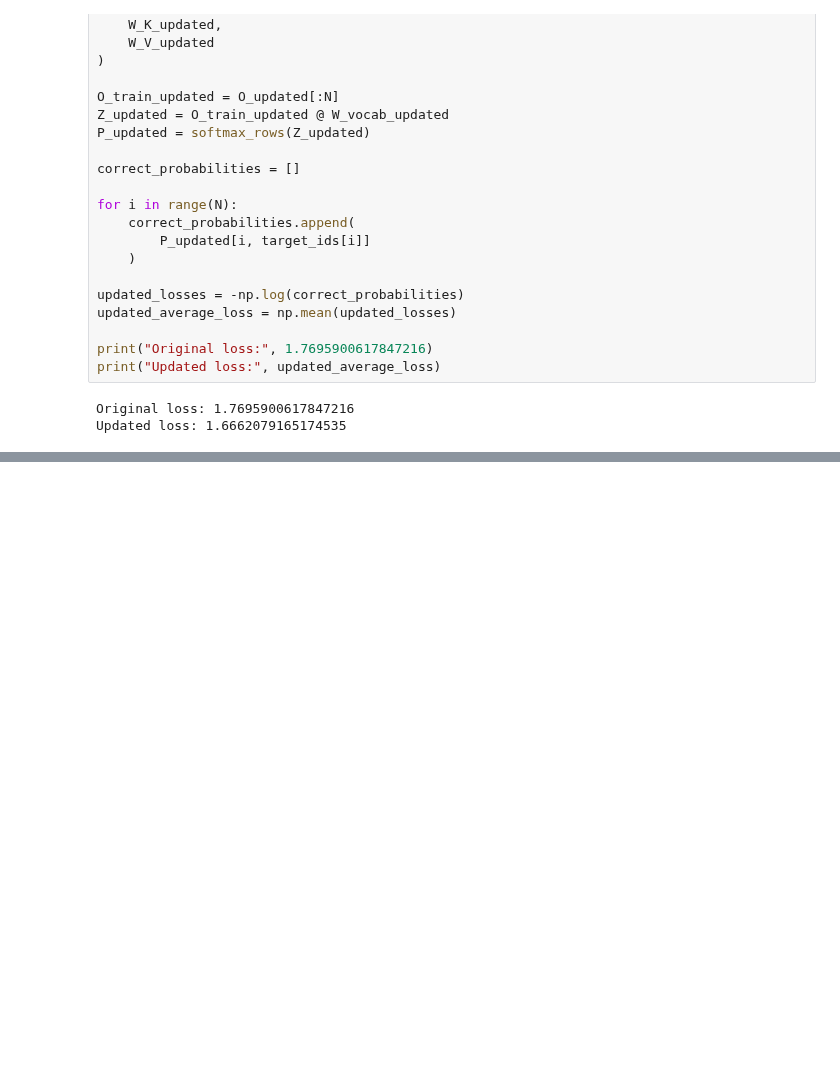
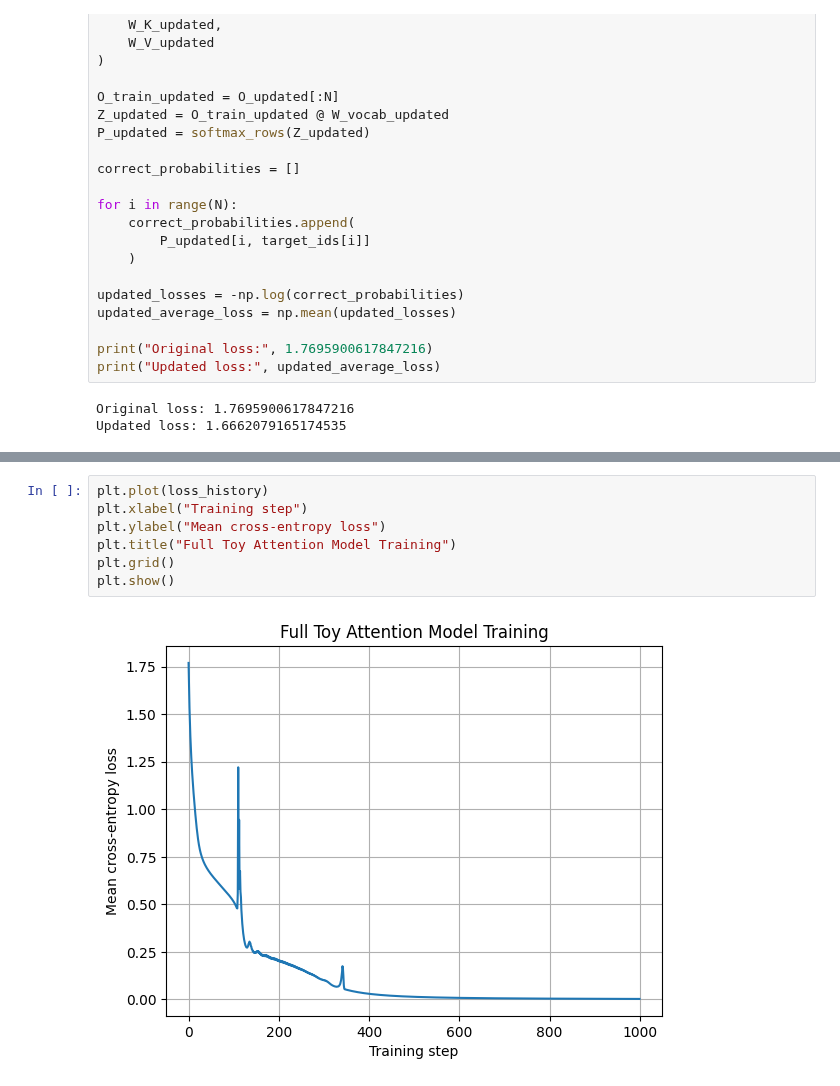
Before and after one commit to Atatahuri/Consciousness-Project, a Jupyter notebook: Week 04/LLM Tokens.ipynb, the cells around one changed output, grey strips where cells are left out. Drawn from its saved outputs; the diff is of its cells as text; blank space fills up the shorter version.

Commit message:
Train the full toy attention model

```diff
--- a/Week 04/LLM Tokens.ipynb
+++ b/Week 04/LLM Tokens.ipynb
@@ -811,0 +970,9 @@ Updated loss: 1.6662079165174535
+# %%
+plt.plot(loss_history)
+plt.xlabel("Training step")
+plt.ylabel("Mean cross-entropy loss")
+plt.title("Full Toy Attention Model Training")
+plt.grid()
+plt.show()
+# %% [output]
+[figure, added]
```
Also changed, not shown: parts of 1 cell of this notebook, 2 other files.
